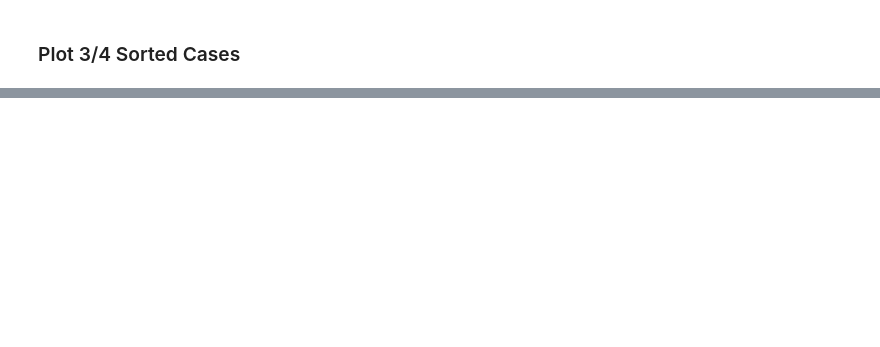
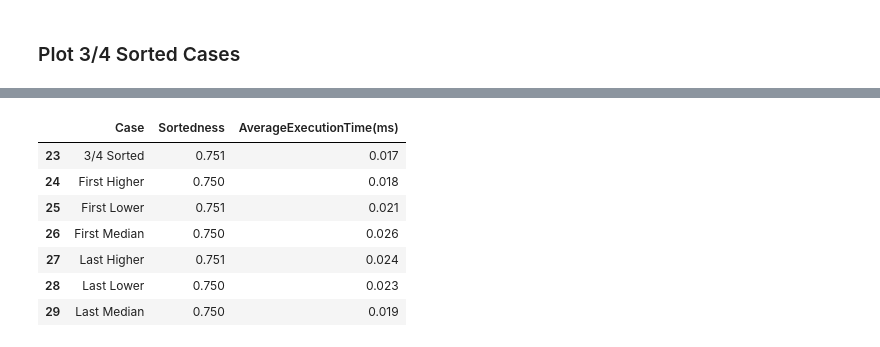
Before and after one commit to benhhack/Quick-Sort-Pathological-Case-Analysis, a Jupyter notebook: analysis.ipynb, the cells around one changed output, grey strips where cells are left out. Cells and saved outputs as stored; diff of their text form; code cells hidden in the pictures; blank space fills up the shorter version.

```diff
--- a/analysis.ipynb
+++ b/analysis.ipynb
@@ -124,6 +124,6 @@ plot_data(half_sorted, 'Average Quick Sort Execution Time Against Half Sorted Pa
 ### Plot 3/4 Sorted Cases
 # %%
 three_quarter_sorted = data[data["Sortedness"]>=0.74]
-three_quarter_sorted = three_quarter_sorted[three_quarter_sorted["Sortedness"]<=0.7]
+three_quarter_sorted = three_quarter_sorted[three_quarter_sorted["Sortedness"]<=0.76]
 three_quarter_sorted
 # %% [output]
@@ -131,3 +130,11 @@ SyntaxError: invalid syntax (<ipython-input-17-99f8db1c36cb>, line 3)
+|  | Case | Sortedness | AverageExecutionTime(ms) |
+| 23 | 3/4 Sorted | 0.751 | 0.017 |
+| 24 | First Higher | 0.750 | 0.018 |
+| 25 | First Lower | 0.751 | 0.021 |
+| 26 | First Median | 0.750 | 0.026 |
+| 27 | Last Higher | 0.751 | 0.024 |
+| 28 | Last Lower | 0.750 | 0.023 |
+| 29 | Last Median | 0.750 | 0.019 |
 # %%
 plot_data(three_quarter_sorted, 'Average Quick Sort Execution Time Against 3/4 Sorted Pathological Cases', 'Case')
 # %% [output]
```
Also changed, not shown: parts of 13 cells of this notebook, 3 other files.
